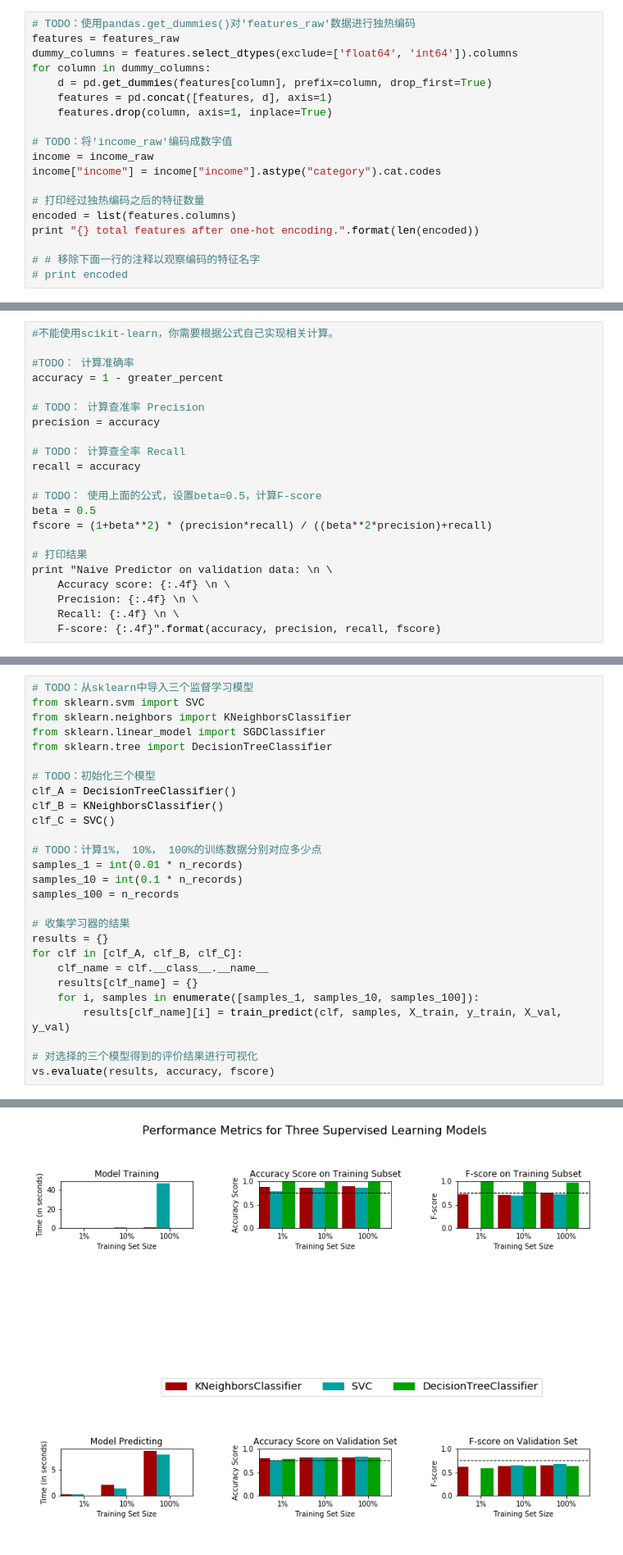
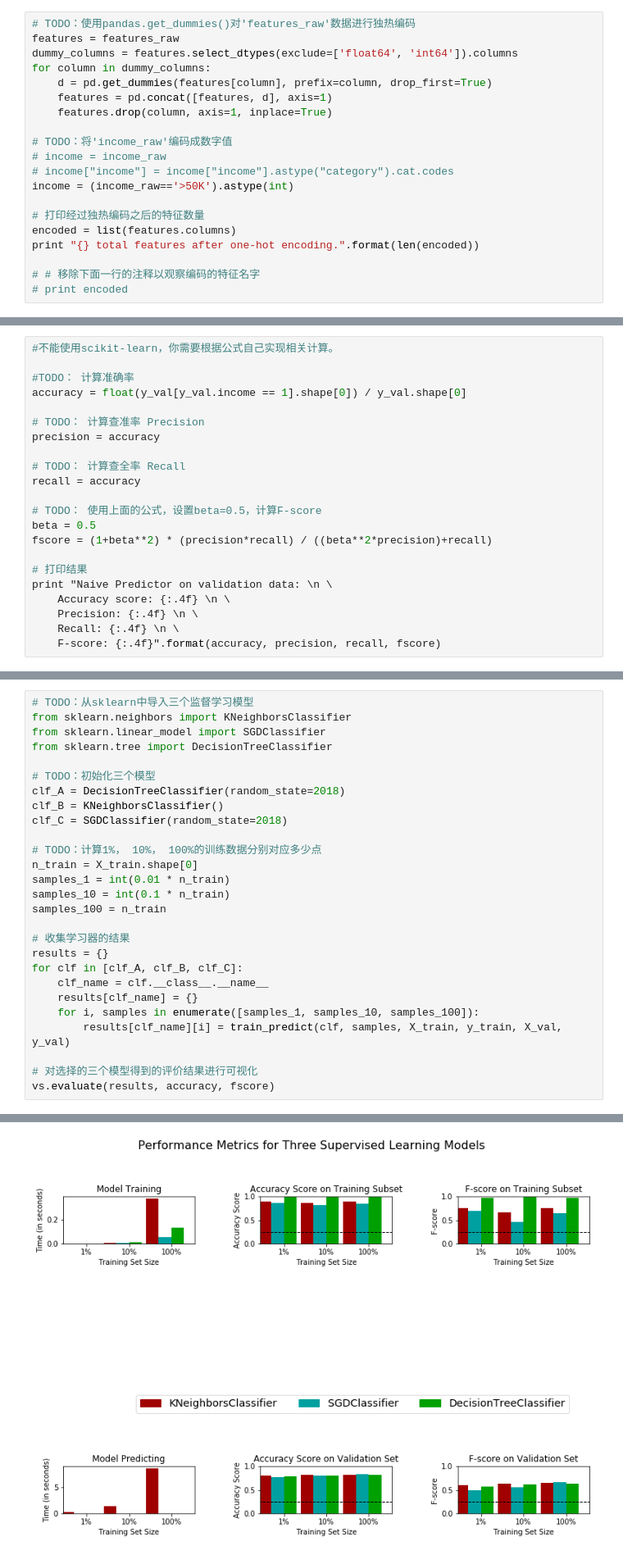
Before and after one commit to liyu10000/playboy, a Jupyter notebook: udacity/machine-learning/finding_donors/finding_donors.ipynb, the cells around one changed output, grey strips where cells are left out. Shown at 82% size. Drawn from its saved outputs; the diff is of its cells as text.

```diff
--- a/udacity/machine-learning/finding_donors/finding_donors.ipynb
+++ b/udacity/machine-learning/finding_donors/finding_donors.ipynb
@@ -157,8 +157,9 @@ for column in dummy_columns:
     features.drop(column, axis=1, inplace=True)
 
 # TODO：将'income_raw'编码成数字值
-income = income_raw
-income["income"] = income["income"].astype("category").cat.codes
+# income = income_raw
+# income["income"] = income["income"].astype("category").cat.codes
+income = (income_raw=='>50K').astype(int)
 
 # 打印经过独热编码之后的特征数量
 encoded = list(features.columns)
@@ -219,7 +215,7 @@ $$ F_{\beta} = (1 + \beta^2) \cdot \frac{precision \cdot recall}{\left( \beta^2
 #不能使用scikit-learn，你需要根据公式自己实现相关计算。
 
 #TODO： 计算准确率
-accuracy = 1 - greater_percent
+accuracy = float(y_val[y_val.income == 1].shape[0]) / y_val.shape[0]
 
 # TODO： 计算查准率 Precision
 precision = accuracy
@@ -429,20 +425,20 @@ def train_predict(learner, sample_size, X_train, y_train, X_val, y_val):
 **注意：**取决于你选择的算法，下面实现的代码可能需要一些时间来运行！
 # %%
 # TODO：从sklearn中导入三个监督学习模型
-from sklearn.svm import SVC
 from sklearn.neighbors import KNeighborsClassifier
 from sklearn.linear_model import SGDClassifier
 from sklearn.tree import DecisionTreeClassifier
 
 # TODO：初始化三个模型
-clf_A = DecisionTreeClassifier()
+clf_A = DecisionTreeClassifier(random_state=2018)
 clf_B = KNeighborsClassifier()
-clf_C = SVC()
+clf_C = SGDClassifier(random_state=2018)
 
 # TODO：计算1%， 10%， 100%的训练数据分别对应多少点
-samples_1 = int(0.01 * n_records)
-samples_10 = int(0.1 * n_records)
-samples_100 = n_records
+n_train = X_train.shape[0]
+samples_1 = int(0.01 * n_train)
+samples_10 = int(0.1 * n_train)
+samples_100 = n_train
 
 # 收集学习器的结果
 results = {}
@@ -467,4 +463,4 @@ SVC trained on 45222 samples.
-[figure, old version]
+[figure, new version]
 # %% [markdown]
 ----
 ## 提高效果
```
Also changed, not shown: parts of 12 cells of this notebook, 2 other files.
